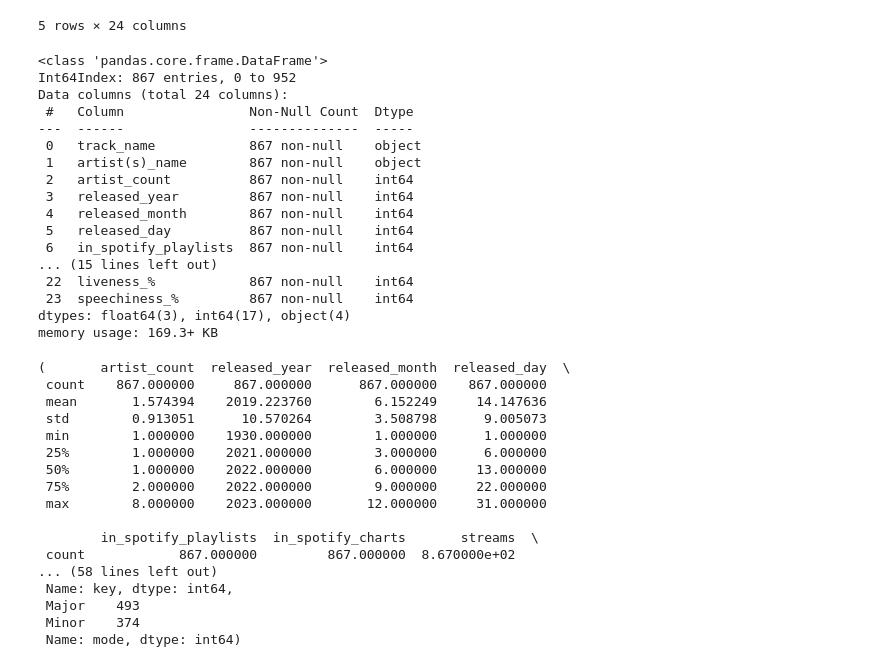
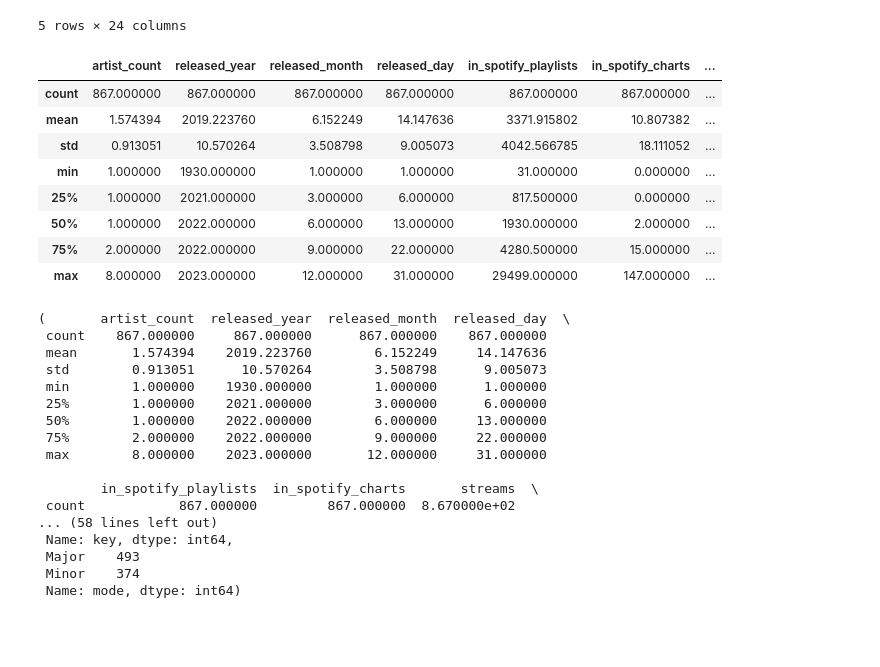
Before and after one commit to hugofmr/estadistica_edem, a Jupyter notebook: trabajo/andres.ipynb, the cells around one changed output. Saved outputs shown, nothing was run; the diff lists cells and outputs as text; code cells hidden in the pictures; blank space fills up the shorter version.

```diff
--- a/trabajo/andres.ipynb
+++ b/trabajo/andres.ipynb
@@ -115,25 +115,17 @@ df.head()
 5 rows × 24 columns
 # %%
 df.describe()
-df.info()
+#df.info()
 # %% [output]
-<class 'pandas.core.frame.DataFrame'>
-Int64Index: 867 entries, 0 to 952
-Data columns (total 24 columns):
- #   Column                Non-Null Count  Dtype
----  ------                --------------  -----
- 0   track_name            867 non-null    object
- 1   artist(s)_name        867 non-null    object
- 2   artist_count          867 non-null    int64
- 3   released_year         867 non-null    int64
- 4   released_month        867 non-null    int64
- 5   released_day          867 non-null    int64
- 6   in_spotify_playlists  867 non-null    int64
-... (15 lines left out)
- 22  liveness_%            867 non-null    int64
- 23  speechiness_%         867 non-null    int64
-dtypes: float64(3), int64(17), object(4)
-memory usage: 169.3+ KB
+|  | artist_count | released_year | released_month | released_day | in_spotify_playlists | in_spotify_charts | ... |
+| count | 867.000000 | 867.000000 | 867.000000 | 867.000000 | 867.000000 | 867.000000 | ... |
+| mean | 1.574394 | 2019.223760 | 6.152249 | 14.147636 | 3371.915802 | 10.807382 | ... |
+| std | 0.913051 | 10.570264 | 3.508798 | 9.005073 | 4042.566785 | 18.111052 | ... |
+| min | 1.000000 | 1930.000000 | 1.000000 | 1.000000 | 31.000000 | 0.000000 | ... |
+| 25% | 1.000000 | 2021.000000 | 3.000000 | 6.000000 | 817.500000 | 0.000000 | ... |
+| 50% | 1.000000 | 2022.000000 | 6.000000 | 13.000000 | 1930.000000 | 2.000000 | ... |
+| 75% | 2.000000 | 2022.000000 | 9.000000 | 22.000000 | 4280.500000 | 15.000000 | ... |
+| max | 8.000000 | 2023.000000 | 12.000000 | 31.000000 | 29499.000000 | 147.000000 | ... |
 # %%
 # Analisis descriptivo de los datos
 
```
Also changed, not shown: parts of 7 cells of this notebook.
